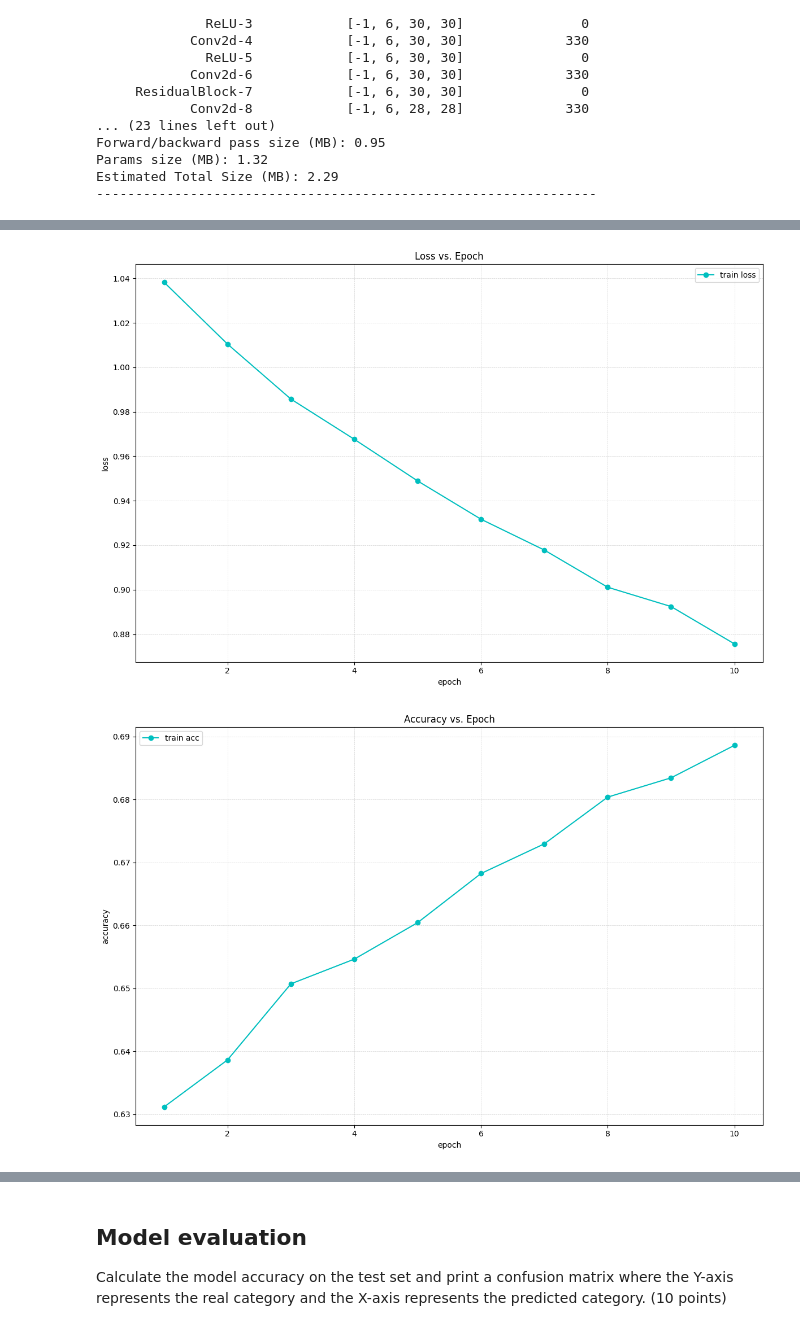
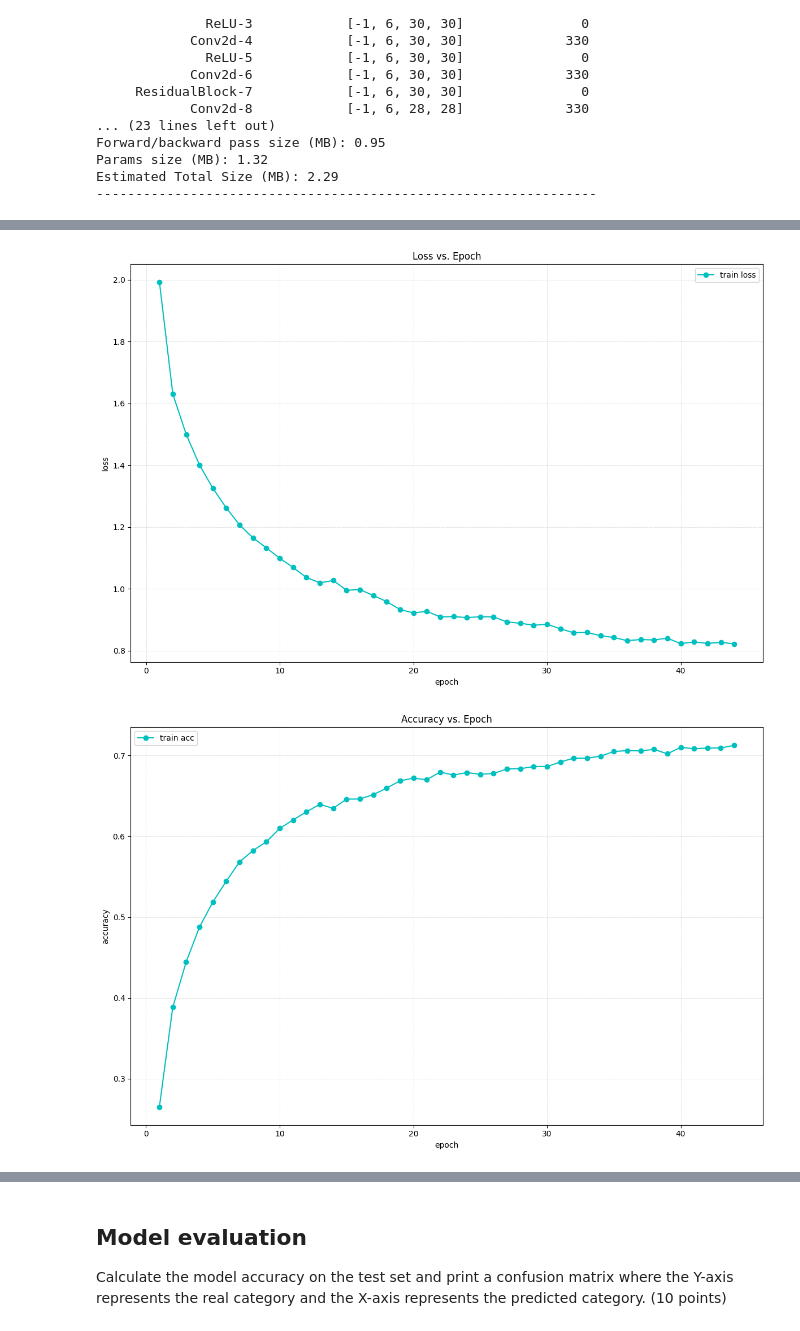
Before and after one commit to yossefPartouche/Deep_Learning, a Jupyter notebook: HW3.ipynb, the cells around one changed output, grey strips where cells are left out. Saved outputs shown, nothing was run; the diff lists cells and outputs as text; code cells hidden in the pictures.

```diff
--- a/HW3.ipynb
+++ b/HW3.ipynb
@@ -48,6 +51,7 @@ plt.rcParams['image.cmap'] = 'gray'
 # %% [markdown]
 ### Data Preprocessing
 # %%
+from IPython.testing import test
 transform = transforms.Compose(
     [transforms.ToTensor(),
      transforms.Normalize((0.5, 0.5, 0.5), (0.5, 0.5, 0.5))])
@@ -71,10 +75,19 @@ test_transform = transforms.Compose([
     )
 ])
 
+
 trainset = torchvision.datasets.CIFAR10(root='./data', train=True, download=True, transform=train_transform)
-trainloader = torch.utils.data.DataLoader(trainset, batch_size=64, shuffle=True, num_workers=2)
+
+train_size = len(trainset) - 5000
+train_subset, val_subset = random_split(trainset, [train_size, 5000])
+trainloader = torch.utils.data.DataLoader(train_subset, batch_size=64, shuffle=True, num_workers=2)
+valloader = torch.utils.data.DataLoader(val_subset, batch_size=64, shuffle=False)
+
 
 testset = torchvision.datasets.CIFAR10(root='./data', train=False, download=True, transform=test_transform)
 testloader = torch.utils.data.DataLoader(testset, batch_size=64, shuffle=False, num_workers=2)
 
 classes = ('plane', 'car', 'bird', 'cat', 'deer', 'dog', 'frog', 'horse', 'ship', 'truck')
+
+print("number of train data", len(train_subset))
+print("number of tests:", len(testset))
@@ -182,9 +198,9 @@ class Net(nn.Module):
         #                             END OF YOUR CODE                              #
         #############################################################################
 
-device = torch.device("cpu")
-#net = Net().to(torch.device("cuda" if torch.cuda.is_available() else "cpu"))
-print(f"Using device: {device}")
+#device = torch.device("cpu")
+net = Net().to(torch.device("cuda" if torch.cuda.is_available() else "cpu"))
+#print(f"Using device: {device}")
 #############################################################################
 # TO DO:                                                                    #
 # Define the loss function and optimizer.                                   #
@@ -282,6 +321,6 @@ def train_model(model, train_loader, num_epochs):
 #                             END OF YOUR CODE                              #
 #############################################################################
 # %%
-EPOCHS = 10  # You can adjust the number of epochs as needed
-train_losses, train_accs = train_model(net, trainloader, EPOCHS)
+EPOCHS = 100
+train_losses, train_accs, val_accs = train_model(net, trainloader, valloader ,EPOCHS)
 # %% [output]
@@ -298,26 +344,25 @@ Epoch 09 | train_loss=0.8756 train_acc=0.689
 # %%
-epochs = range(1, EPOCHS+1)
+epochs_recorded = range(1, len(train_losses)+1)
 
-# --- Plot 1 ---
 plt.figure()
-plt.plot(epochs, train_losses, marker='o', label='train loss',color='c')
+plt.plot(epochs_recorded, train_losses, marker='o', label='train loss', color='c')
 plt.xlabel('epoch')
 plt.ylabel('loss')
 plt.title('Loss vs. Epoch')
 plt.legend()
-plt.grid(color = 'lightgray', linestyle = '--', linewidth = 0.5)
-plt.tight_layout(); plt.show()
+plt.grid(color='lightgray', linestyle='--', linewidth=0.5)
+plt.tight_layout()
+plt.show()
 
-# --- Plot 2 ---
 plt.figure()
-plt.plot(epochs, train_accs, marker='o', label='train acc',color='c')
+plt.plot(epochs_recorded, train_accs, marker='o', label='train acc', color='c')
 plt.xlabel('epoch')
 plt.ylabel('accuracy')
 plt.title('Accuracy vs. Epoch')
 plt.legend()
-plt.grid(color = 'lightgray', linestyle = '--', linewidth = 0.5)
+plt.grid(color='lightgray', linestyle='--', linewidth=0.5)
 plt.tight_layout()
 plt.show()
 # %% [output]
-[figure, old version]
+[figure, new version]
-[figure, old version]
+[figure, new version]
```
Also changed, not shown: parts of 28 cells of this notebook.
